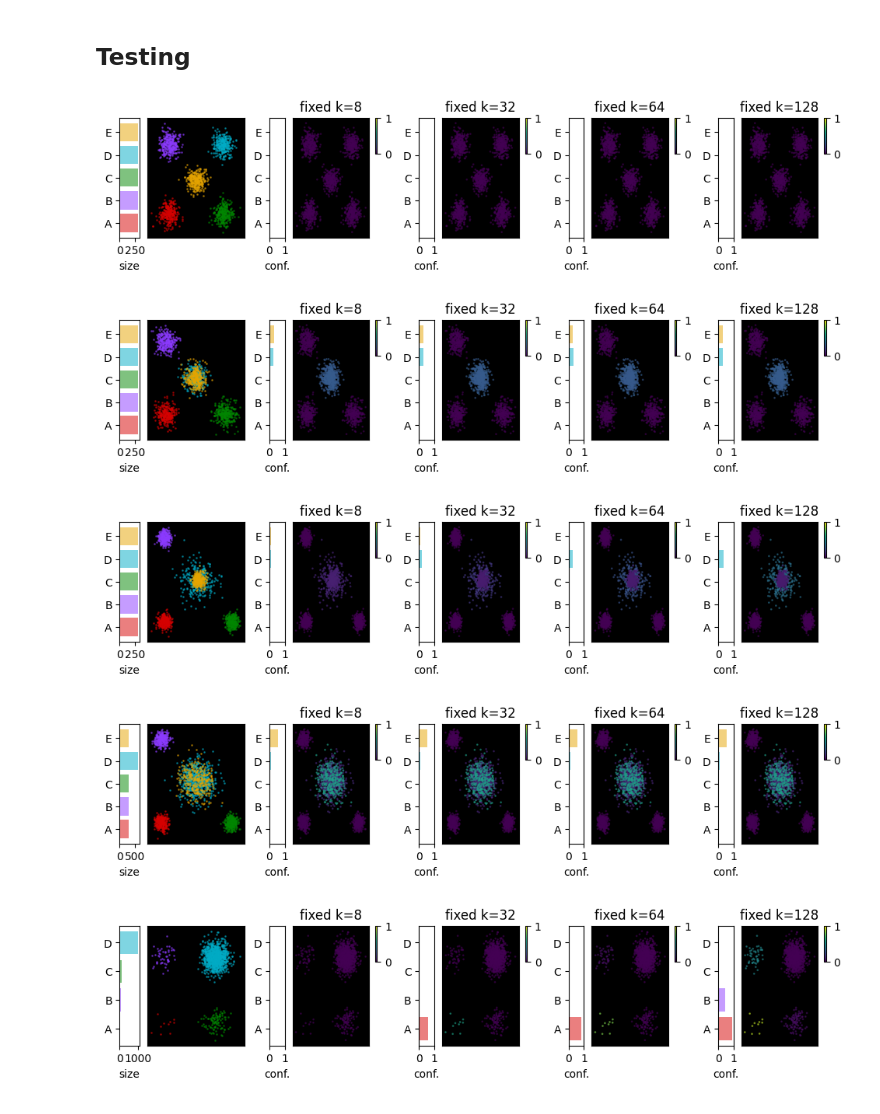
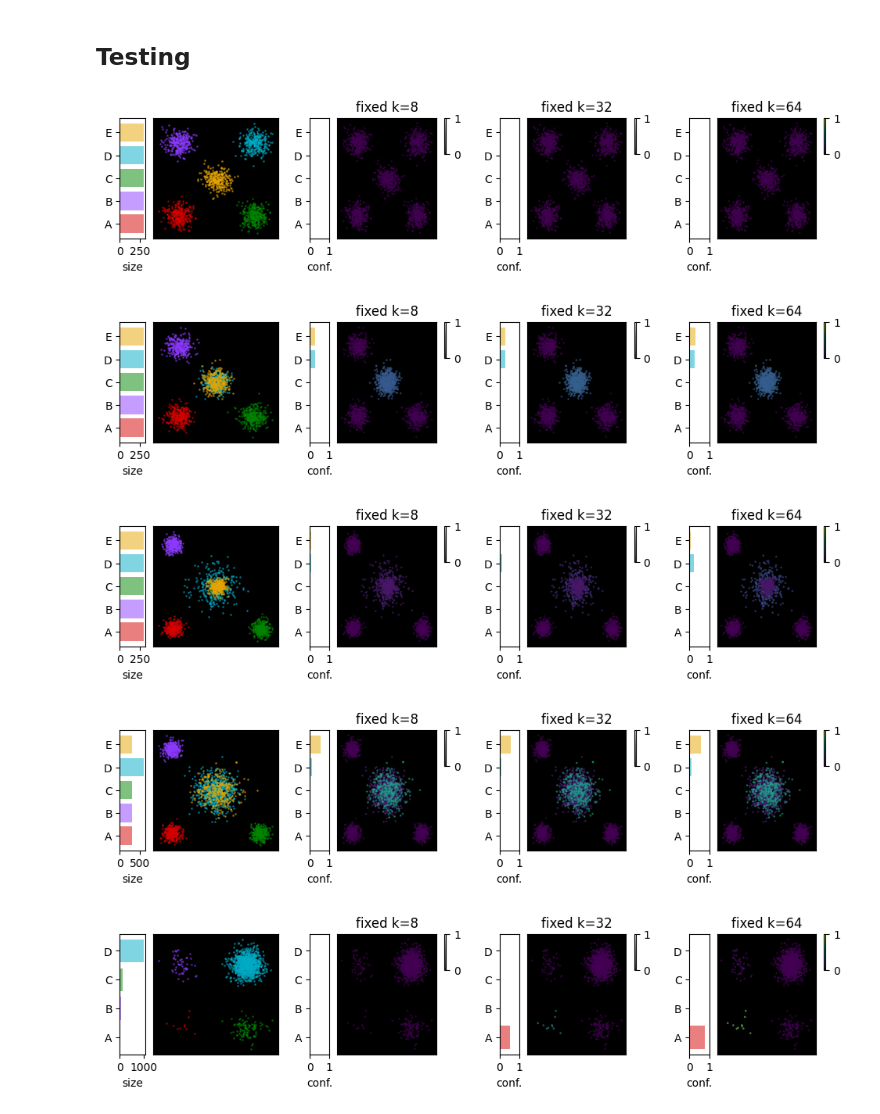
Before and after one commit to OzetteTech/comparative-embedding-visualization, a Jupyter notebook: notebooks/test_cases/confusion.ipynb, the cells around one changed output. Cells and saved outputs as stored; diff of their text form; code cells hidden in the pictures.

```diff
--- a/notebooks/test_cases/confusion.ipynb
+++ b/notebooks/test_cases/confusion.ipynb
@@ -211,33 +48,29 @@ def plot_confusion(df, metrics):
-# %%
-import functools
-
-
-def example_fn(data: pd.DataFrame, k):
-    nn = NearestNeighbors(n_neighbors=k).fit(data[["x", "y"]])
-    knn_indices = nn.kneighbors(return_distance=False)
-    counts = ec.metrics.count_neighbor_labels(knn_indices, data.label)
-    index = pd.Series(data.label, name="label", dtype="category")
-    df = pd.DataFrame(counts, index=index).groupby("label").sum()
-    df.columns = index.cat.categories
-    return df
-
-
-def run(cases, metrics):
-    for case in cases:
-        plot_confusion(case(), metrics)
-
-run(
-    cases=[case1, case2, case3, case4, case5],
-    metrics=[
-        ("fixed k=8", functools.partial(example_fn, k=8)),
-        ("fixed k=32", functools.partial(example_fn, k=32)),
-        ("fixed k=64", functools.partial(example_fn, k=64)),
-        ("fixed k=128", functools.partial(example_fn, k=128)),
-    ],
-)
-# %% [output]
-[figure, removed]
-[figure, removed]
-[figure, removed]
-[figure, removed]
-[figure, removed]
+# %%
+# test harness
+def run(metrics):
+    for case in [case1, case2, case3, case4, case5]:
+        plot_confusion(case(), metrics)
+# %%
+def fixed_k(data: pd.DataFrame, k):
+    nn = NearestNeighbors(n_neighbors=k).fit(data[["x", "y"]])
+    knn_indices = nn.kneighbors(return_distance=False)
+    counts = ec.metrics.count_neighbor_labels(knn_indices, data.label)
+    index = pd.Series(data.label, name="label", dtype="category")
+    df = pd.DataFrame(counts, index=index).groupby("label").sum()
+    df.columns = index.cat.categories
+    return df
+
+
+run(
+    metrics=[
+        ("fixed k=8", functools.partial(fixed_k, k=8)),
+        ("fixed k=32", functools.partial(fixed_k, k=32)),
+        ("fixed k=64", functools.partial(fixed_k, k=64)),
+    ],
+)
+# %% [output]
+[figure, added]
+[figure, added]
+[figure, added]
+[figure, added]
+[figure, added]
```
Also changed, not shown: parts of 8 cells of this notebook, 4 other files.
